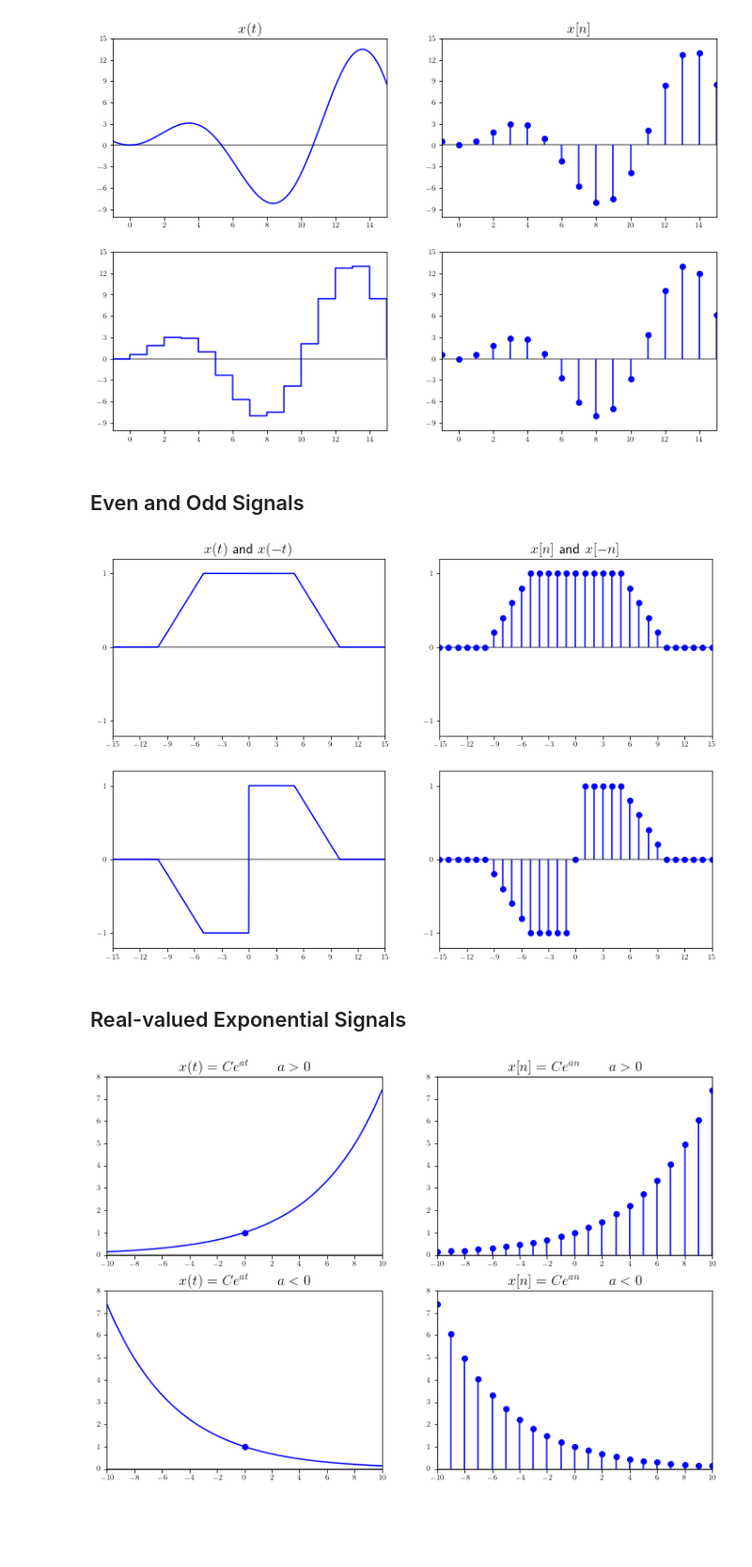
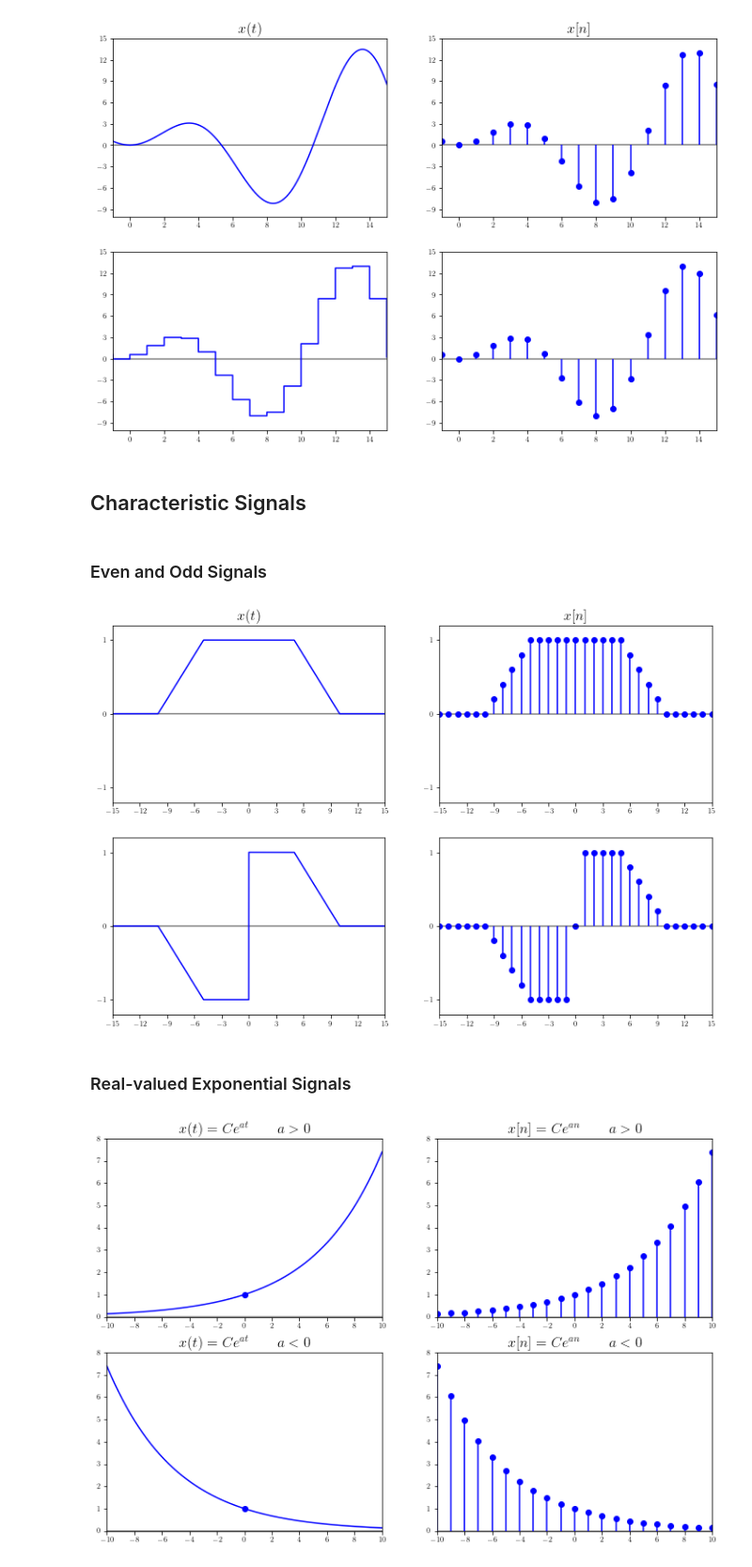
Before and after one commit to tmquan/ivcl, a Jupyter notebook: _sources/courses/dsp/intro.ipynb, the cells around one changed output. Shown: that part at 94% size. Drawn from its saved outputs; the diff is of its cells as text; code cells hidden in the pictures; blank space fills up the shorter version.

```diff
--- a/_sources/courses/dsp/intro.ipynb
+++ b/_sources/courses/dsp/intro.ipynb
@@ -36,11 +38,12 @@ def mpl_axes_plot(axes, expr, xrange, **kwargs):
     axes.grid(False)
     axes.margins(0.02, 0.02)
     axes.plot(x, np.zeros_like(x), color='k', alpha=0.5)
-    return axes.plot(x, y, **kwargs)
+    axes.plot(x, y, **kwargs)
+    return axes
 
 def mpl_axes_stem(axes, expr, xrange, **kwargs):
     x, start, stop, step = xrange
-    func = sp.lambdify(x, expr)
+    func = sp.lambdify(x, expr, ['numpy', 'sympy'])
     x = np.arange(start, stop, step)
     y = func(x)
     axes.tick_params(axis='x', labelsize=8)
@@ -82,7 +85,6 @@ def mpl_axes_step(axes, expr, xrange, **kwargs):
 ## Continuous-time versus Discrete-time Signals
 # %%
 # HIDE/SHOW
-t = sp.Symbol('t')
 h = t*sp.sin(t/1.7)
 fig, ax = plt.subplots(
     2, 2,
@@ -130,11 +132,12 @@ ax[1][1].set_ylim(-10, 15, 1)
 plt.show()
 # %% [output]
 [figure]
+# %% [markdown]
+## Characteristic Signals
 # %% [markdown]
-## Even and Odd Signals
+### Even and Odd Signals
 # %%
 # HIDE/SHOW
-t = sp.Symbol('t')
 fig, ax = plt.subplots(
     2, 2,
     figsize=(12, 8),
@@ -150,37 +153,37 @@ f = sp.Piecewise(
 )
 h = f.subs(t, t/5)
 mpl_axes_plot(ax[0][0], (h+h.subs(t, -t)), (t, -40, 40), color='b')
 # mpl_axes_plot(ax[0][0], (h+h.subs(t, -t)), (t, -40, 40), color='r')
 ax[0][0].set_xlim(-15, 15, 1)
 ax[0][0].set_ylim(-1.2, 1.2, 1)
-ax[0][0].set_title(r'$x(t)$ and $x(-t)$', fontsize=16)
+ax[0][0].set_title(r'$x(t)$', fontsize=16)
 
 
 mpl_axes_stem(ax[0][1], (h+h.subs(t, -t)), (t, -40, 40, 1), linefmt='b', markerfmt='bo')
 # mpl_axes_stem(ax[0][1], (h+h.subs(t, -t)), (t, -40, 40, 1), linefmt='r', markerfmt='ro')
 ax[0][1].stem(0, 1, basefmt=" ", linefmt='b', markerfmt='bo')
 ax[0][1].set_xlim(-15, 15, 1)
 ax[0][1].set_ylim(-1.2, 1.2, 1)
-ax[0][1].set_title(r'$x[n]$ and $x[-n]$', fontsize=16)
+ax[0][1].set_title(r'$x[n]$', fontsize=16)
 
 mpl_axes_plot(ax[1][0], (h-h.subs(t, -t)), (t, -40, 40), color='b')
 # mpl_axes_plot(ax[1][0], (h-h.subs(t, -t)), (t, -40, 40), color='r')
 ax[1][0].set_xlim(-15, 15, 1)
 ax[1][0].set_ylim(-1.2, 1.2, 1)
 # ax[1][0].set_title(r'$x(t)$', fontsize=16)
 
 
 mpl_axes_stem(ax[1][1], (h-h.subs(t, -t)), (t, -40, 40, 1), linefmt='b', markerfmt='bo')
 # mpl_axes_stem(ax[1][1], (h-h.subs(t, -t)), (t, -40, 40, 1), linefmt='r', markerfmt='ro')
 ax[1][1].scatter(0, 0, color='b')
 ax[1][1].set_xlim(-15, 15, 1)
 ax[1][1].set_ylim(-1.2, 1.2, 1)
 # ax[1][1].set_title(r'$x[n]$', fontsize=16)
 
 plt.show()
 # %% [output]
-[figure, old version]
+[figure, new version]
 # %% [markdown]
-## Real-valued Exponential Signals
+### Real-valued Exponential Signals
 # %%
 # HIDE/SHOW
```
Also changed, not shown: parts of 19 cells of this notebook, 12 other files.
